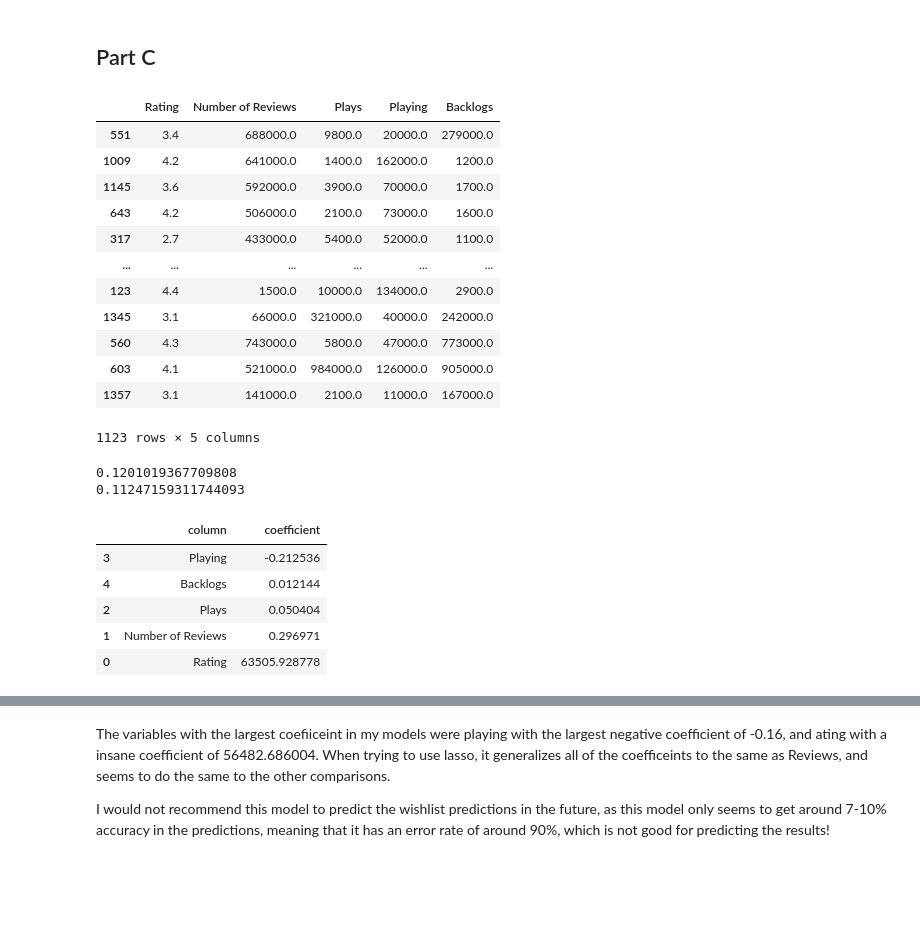
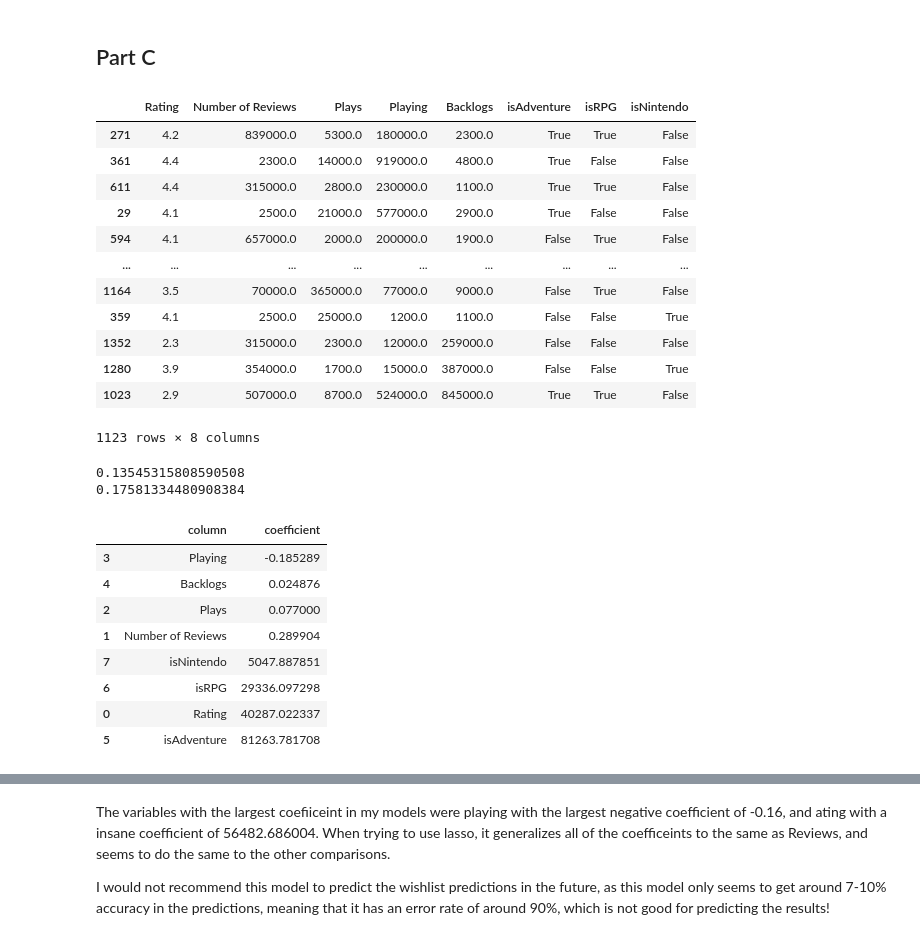
Before and after one commit to seanjedi/COMP-293A-Final-Project, a Jupyter notebook: Final_Project_Sean_M.ipynb, the cells around one changed output, grey strips where cells are left out. Drawn from its saved outputs; the diff is of its cells as text; code cells hidden in the pictures; blank space fills up the shorter version.

Commit message:
feat: aded more data

```diff
--- a/Final_Project_Sean_M.ipynb
+++ b/Final_Project_Sean_M.ipynb
@@ -162,3 +162,11 @@ plt.show()
 [figure]
 # %% [markdown]
 After doing this t-test with comparing the adventure games vs non adventure games, I can conclude that with the p-value being 3.88E-09, that we can reject the null hypothesis and conclude that there is a difference between the adventure games and non-adventure games in respect to ratings, with Adventure games tending to rate higher in general than non-adventure games.
+# %%
+games["isRPG"] = True
+games.loc[games["Genres"].apply(lambda x: "RPG" not in x), "isRPG"] = False
+games = games.dropna()
+
+adventure_games = games[games["isRPG"] == True]
+not_adventure_games = games[games["isRPG"] == False]
+stats.ttest_ind(adventure_games["Rating"], not_adventure_games["Rating"])
@@ -180,23 +195,23 @@ When comparing the number of reviews to the overall rating of a game, there seem
 # %%
 relevant_data = games.drop(["Title", "Release Date", "Team", "Genres", "Summary", "Reviews", "Times Listed"], axis=1)
 # Removing times listed since it is the same exact data as number of reviews
 x_train, x_test, y_train, y_test = model_selection.train_test_split(
-    relevant_data.iloc[:, :-2], relevant_data[["Wishlist"]])
+    relevant_data.drop("Wishlist", axis=1), relevant_data[["Wishlist"]])
 x_train
 # %% [output]
-|  | Rating | Number of Reviews | Plays | Playing | Backlogs |
-| 551 | 3.4 | 688000.0 | 9800.0 | 20000.0 | 279000.0 |
-| 1009 | 4.2 | 641000.0 | 1400.0 | 162000.0 | 1200.0 |
-| 1145 | 3.6 | 592000.0 | 3900.0 | 70000.0 | 1700.0 |
-| 643 | 4.2 | 506000.0 | 2100.0 | 73000.0 | 1600.0 |
-| 317 | 2.7 | 433000.0 | 5400.0 | 52000.0 | 1100.0 |
-| ... | ... | ... | ... | ... | ... |
-| 123 | 4.4 | 1500.0 | 10000.0 | 134000.0 | 2900.0 |
-| 1345 | 3.1 | 66000.0 | 321000.0 | 40000.0 | 242000.0 |
-| 560 | 4.3 | 743000.0 | 5800.0 | 47000.0 | 773000.0 |
-| 603 | 4.1 | 521000.0 | 984000.0 | 126000.0 | 905000.0 |
-| 1357 | 3.1 | 141000.0 | 2100.0 | 11000.0 | 167000.0 |
+|  | Rating | Number of Reviews | Plays | Playing | Backlogs | isAdventure | isRPG | isNintendo |
+| 271 | 4.2 | 839000.0 | 5300.0 | 180000.0 | 2300.0 | True | True | False |
+| 361 | 4.4 | 2300.0 | 14000.0 | 919000.0 | 4800.0 | True | False | False |
+| 611 | 4.4 | 315000.0 | 2800.0 | 230000.0 | 1100.0 | True | True | False |
+| 29 | 4.1 | 2500.0 | 21000.0 | 577000.0 | 2900.0 | True | False | False |
+| 594 | 4.1 | 657000.0 | 2000.0 | 200000.0 | 1900.0 | False | True | False |
+| ... | ... | ... | ... | ... | ... | ... | ... | ... |
+| 1164 | 3.5 | 70000.0 | 365000.0 | 77000.0 | 9000.0 | False | True | False |
+| 359 | 4.1 | 2500.0 | 25000.0 | 1200.0 | 1100.0 | False | False | True |
+| 1352 | 2.3 | 315000.0 | 2300.0 | 12000.0 | 259000.0 | False | False | False |
+| 1280 | 3.9 | 354000.0 | 1700.0 | 15000.0 | 387000.0 | False | False | True |
+| 1023 | 2.9 | 507000.0 | 8700.0 | 524000.0 | 845000.0 | True | True | False |
-1123 rows × 5 columns
+1123 rows × 8 columns
 # %%
 reg = linear_model.LinearRegression().fit(x_train, y_train)
 print(reg.score(x_train, y_train))
@@ -204,11 +219,14 @@ print(reg.score(x_test, y_test))
 pd.DataFrame({"column": x_test.columns, "coefficient": reg.coef_[
              0]}).sort_values("coefficient")
 # %% [output]
-0.1201019367709808
-0.11247159311744093
+0.13545315808590508
+0.17581334480908384
 |  | column | coefficient |
-| 3 | Playing | -0.212536 |
-| 4 | Backlogs | 0.012144 |
-| 2 | Plays | 0.050404 |
-| 1 | Number of Reviews | 0.296971 |
-| 0 | Rating | 63505.928778 |
+| 3 | Playing | -0.185289 |
+| 4 | Backlogs | 0.024876 |
+| 2 | Plays | 0.077000 |
+| 1 | Number of Reviews | 0.289904 |
+| 7 | isNintendo | 5047.887851 |
+| 6 | isRPG | 29336.097298 |
+| 0 | Rating | 40287.022337 |
+| 5 | isAdventure | 81263.781708 |
```
Also changed, not shown: parts of 18 cells of this notebook.
